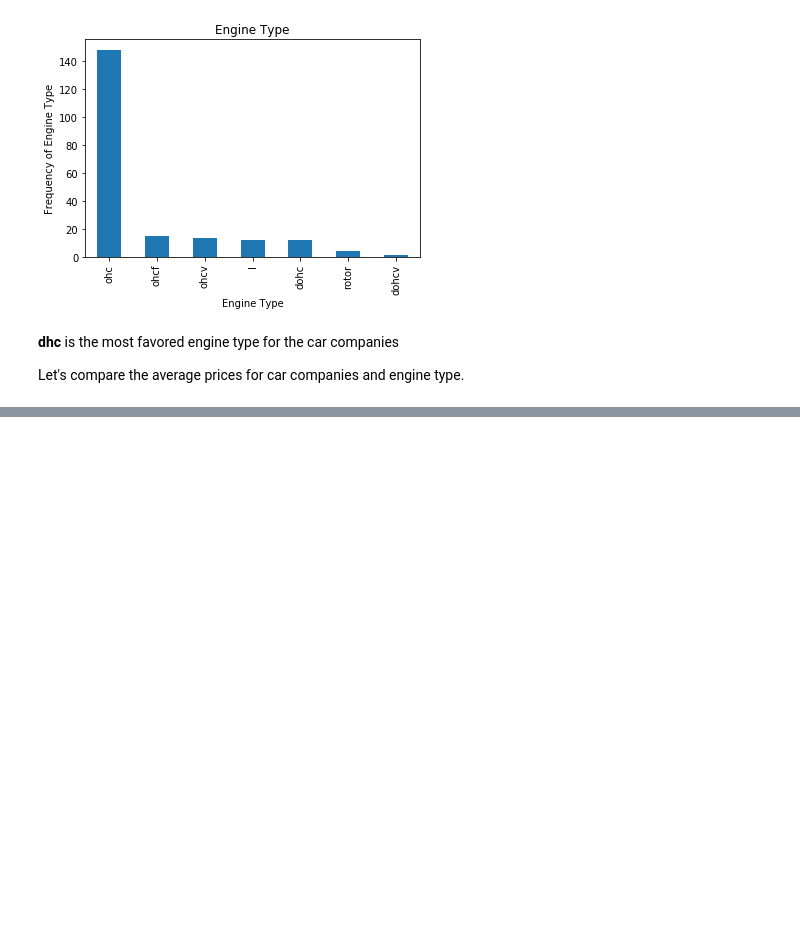
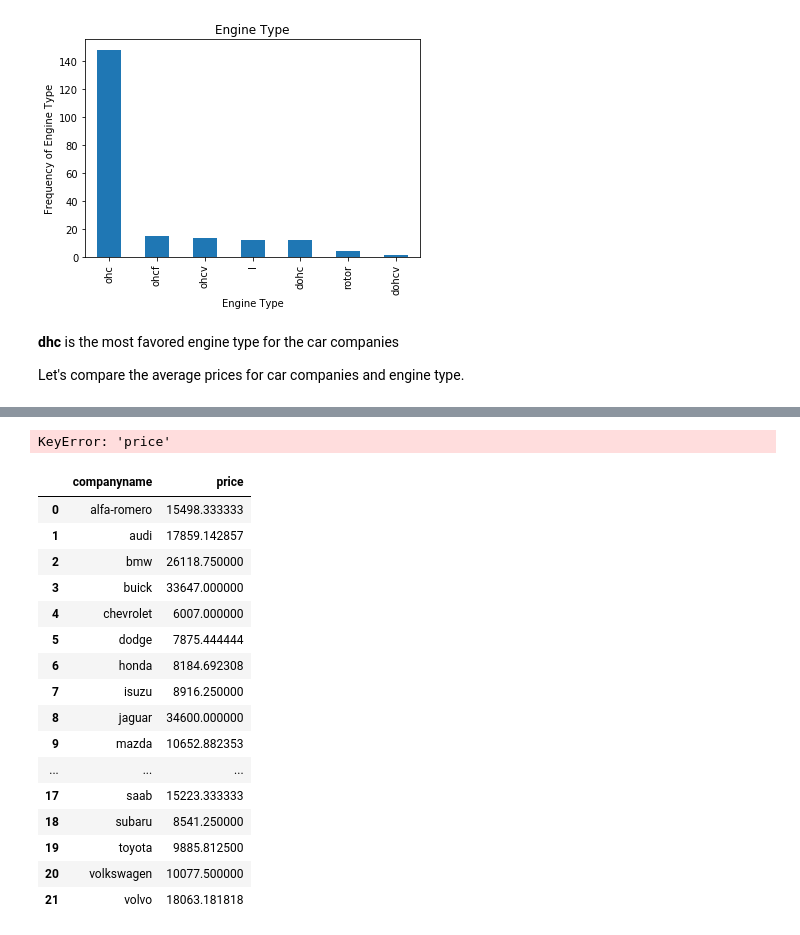
Before and after one commit to rishavhack/Projects-On-MachineLearning-OpenCV-NLP, a Jupyter notebook: Project 7 Car Price - Multiple Linear Regression/Car Price - Multiple Linear Regression.ipynb, the cells around one changed output, grey strips where cells are left out. Cells and saved outputs as stored; diff of their text form; code cells hidden in the pictures; blank space fills up the shorter version.

```diff
--- a/Project 7 Car Price - Multiple Linear Regression/Car Price - Multiple Linear Regression.ipynb
+++ b/Project 7 Car Price - Multiple Linear Regression/Car Price - Multiple Linear Regression.ipynb
@@ -229,0 +280,12 @@ Let's compare the average prices for car companies and engine type.
+# %%
+# Calculating the fuel economy by using highwaympg and citympg
+car_details['fueleconomy'] = (0.45 * car_details['highwaympg']) + (0.55 * car_details['citympg'])
+# %%
+# Calculating the stroke ratio by using boreratio and stroke
+car_details['strokeratio'] = car_details['boreratio'] / car_details['stroke']
+# %%
+# Categorizing the car companies based on average car price
+car_details['price'] = car_details['price'].astype('int')
+temp1 = car_details.copy()
+# %%
+temp2 = temp1.groupby('companyname')['price'].mean()
@@ -229,0 +314,24 @@ Let's compare the average prices for car companies and engine type.
+# %%
+temp1.head()['price']
+# %% [output]
+KeyError: 'price'
+# %%
+temp2.reset_index()
+# %% [output]
+|  | companyname | price |
+| 0 | alfa-romero | 15498.333333 |
+| 1 | audi | 17859.142857 |
+| 2 | bmw | 26118.750000 |
+| 3 | buick | 33647.000000 |
+| 4 | chevrolet | 6007.000000 |
+| 5 | dodge | 7875.444444 |
+| 6 | honda | 8184.692308 |
+| 7 | isuzu | 8916.250000 |
+| 8 | jaguar | 34600.000000 |
+| 9 | mazda | 10652.882353 |
+| ... | ... | ... |
+| 17 | saab | 15223.333333 |
+| 18 | subaru | 8541.250000 |
+| 19 | toyota | 9885.812500 |
+| 20 | volkswagen | 10077.500000 |
+| 21 | volvo | 18063.181818 |
```
Also changed, not shown: parts of 8 cells of this notebook.
